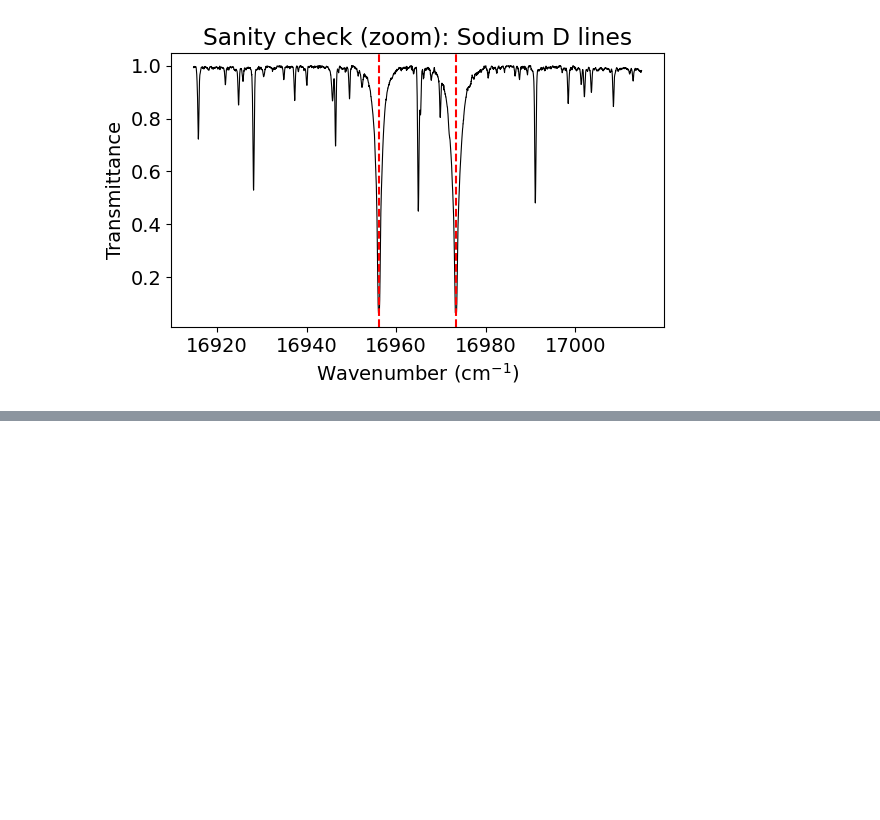
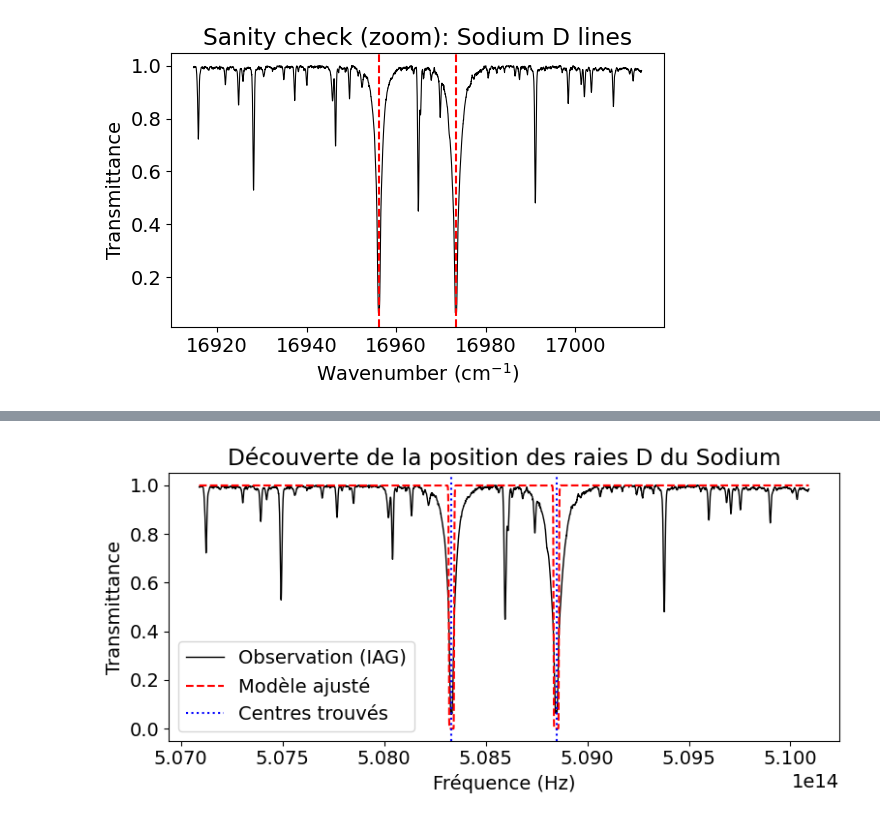
Before and after one commit to crabedesneiges/solar_spectrum, a Jupyter notebook: sun_atmosphere.ipynb, the cells around one changed output, grey strips where cells are left out. Saved outputs shown, nothing was run; the diff lists cells and outputs as text; code cells hidden in the pictures; blank space fills up the shorter version.

Commit message:
ajout p8 optim

```diff
--- a/sun_atmosphere.ipynb
+++ b/sun_atmosphere.ipynb
@@ -370,0 +491,81 @@ plt.show()
+# %%
+# --- 1. Le modèle où f1 et f2 sont des paramètres libres ---
+def model_transmittance_free(f, T_atm, c1, c2, f1, f2):
+    mass_na = 22.9897
+
+    # On génère les profils avec les fréquences f1 et f2 données par l'optimiseur
+    phi1 = doppler_profile(f, f1, T_atm, mass_na)
+    phi2 = doppler_profile(f, f2, T_atm, mass_na)
+
+    return np.exp(-(c1 * phi1 + c2 * phi2))
+
+# --- 2. Fonction objectif avec mise à l'échelle ---
+def objective_free(params, f_obs, trans_obs):
+    # Récupération des paramètres mis à l'échelle
+    T_atm = params[0] * 1000.0   # Échelle : milliers de K
+    c1 = params[1] * 1e10        # Échelle : 10^10
+    c2 = params[2] * 1e10
+    f1 = params[3] * 1e14        # Échelle : 10^14 Hz
+    f2 = params[4] * 1e14
+
+    trans_sim = model_transmittance_free(f_obs, T_atm, c1, c2, f1, f2)
+    return loss_l2(f_obs, trans_obs, trans_sim)
+
+# --- 3. Configuration de l'optimisation ---
+# Valeurs initiales (mises à l'échelle) :
+# T = 5 (soit 5000K), c1 = c2 = 1.0, f1 ~ 5.083, f2 ~ 5.088 (en 10^14 Hz d'après le plot)
+initial_guess = [5.0, 1.0, 1.0, 5.083, 5.088]
+
+# Limites pour encadrer la recherche de l'algorithme
+bounds = [
+    (3.0, 15.0),      # T_atm
+    (0.01, 200.0),    # c1
+    (0.01, 200.0),    # c2
+    (5.08, 5.086),    # f1 restreinte autour du premier creux visible
+    (5.086, 5.092)    # f2 restreinte autour du second creux
+]
+
+print("Optimisation en cours...")
+result = minimize(
+    objective_free,
+    initial_guess,
+    args=(f_fit, trans_obs),
+    method='Powell',   # <--- La méthode magique pour ce cas
+    bounds=bounds,     # Powell respectera ces limites !
+    options={
+        'xtol': 1e-6,
+        'ftol': 1e-6
+    }
+)
+
+# --- 4. Interprétation des résultats ---
+T_opt = result.x[0] * 1000.0
+c1_opt = result.x[1] * 1e10
+c2_opt = result.x[2] * 1e10
+f1_opt = result.x[3] * 1e14
+f2_opt = result.x[4] * 1e14
+
+print(f"Succès de l'optimisation : {result.success}")
+print(f"Température déduite : {T_opt:.0f} K")
+print(f"Fréquence trouvée pour la raie 1 : {f1_opt:.3e} Hz")
+print(f"Fréquence trouvée pour la raie 2 : {f2_opt:.3e} Hz")
+
+# --- 5. Tracer le résultat ---
+plt.figure(figsize=(8, 4))
+plt.plot(f_fit, trans_obs, 'k', label='Observation (IAG)', lw=1)
+
+# Tracé du modèle optimisé
+trans_opt = model_transmittance_free(f_fit, T_opt, c1_opt, c2_opt, f1_opt, f2_opt)
+plt.plot(f_fit, trans_opt, 'r--', label='Modèle ajusté', lw=1.5)
+
+# Lignes verticales pour montrer exactement où l'algorithme a placé les raies
+plt.axvline(f1_opt, color='blue', ls=':', label='Centres trouvés')
+plt.axvline(f2_opt, color='blue', ls=':')
+
+plt.xlabel("Fréquence (Hz)")
+plt.ylabel("Transmittance")
+plt.title("Découverte de la position des raies D du Sodium")
+plt.legend()
+plt.tight_layout()
+plt.show()
+# %% [output]
@@ -370,0 +577 @@ plt.show()
+[figure, added]
```
Also changed, not shown: parts of 8 cells of this notebook, 1 other file.
